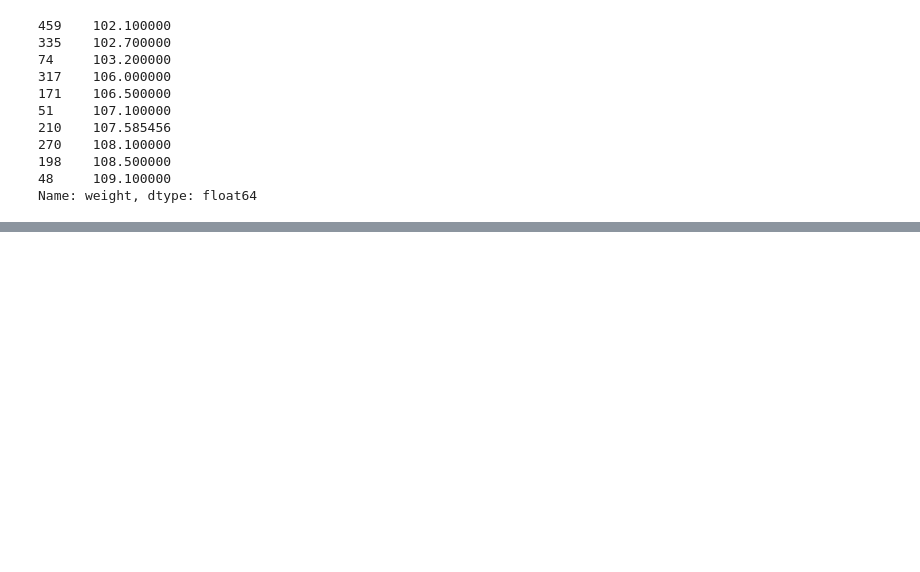
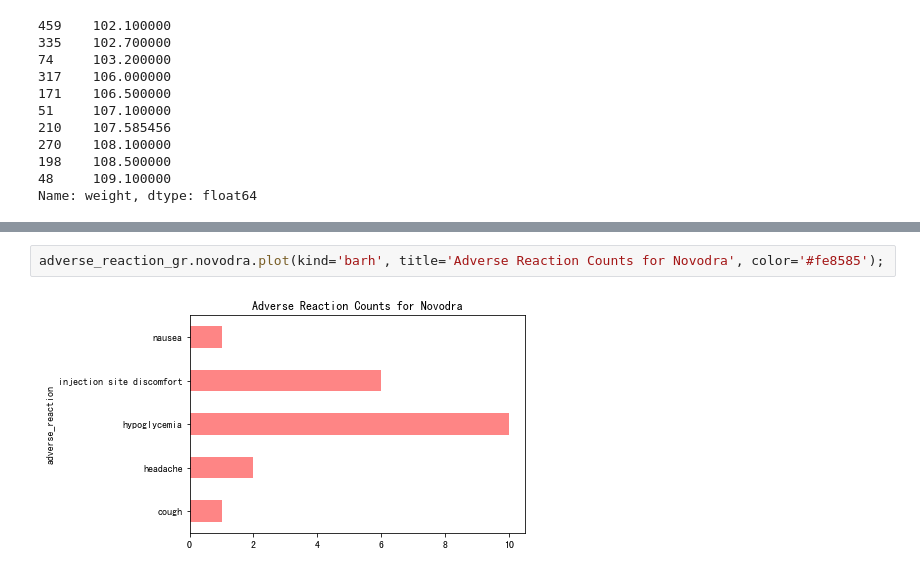
Before and after one commit to Alex-YuZ/diabetes_data-wrangling, a Jupyter notebook: auralin_data_wrangling.ipynb, the cells around one changed output, grey strips where cells are left out. Saved outputs shown, nothing was run; the diff lists cells and outputs as text; blank space fills up the shorter version.

```diff
--- a/auralin_data_wrangling.ipynb
+++ b/auralin_data_wrangling.ipynb
@@ -1048,0 +1069,4 @@ Name: weight, dtype: float64
+# %%
+adverse_reaction_gr.novodra.plot(kind='barh', title='Adverse Reaction Counts for Novodra', color='#fe8585');
+# %% [output]
+[figure, added]
```
Also changed, not shown: parts of 8 cells of this notebook.
